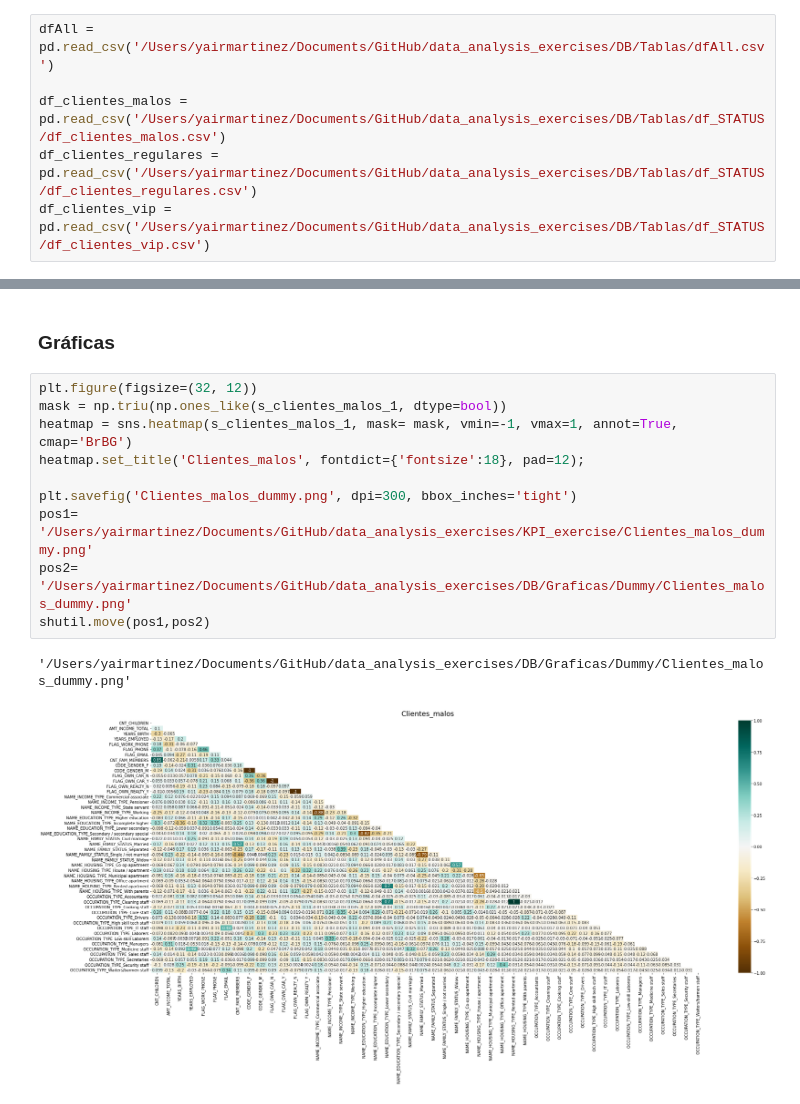
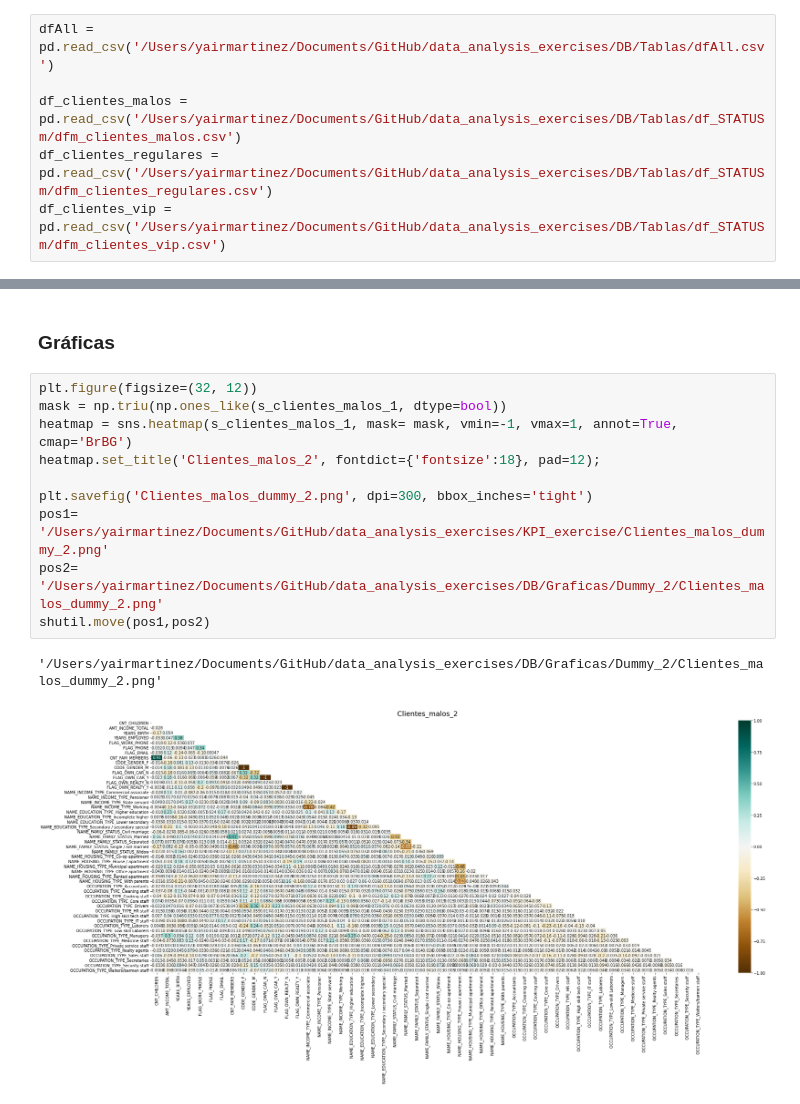
Before and after one commit to lymc33/Data_analysis_exercises, a Jupyter notebook: KPI_exercise/10_client_corr_dummy_2.ipynb, the cells around one changed output, grey strips where cells are left out. Drawn from its saved outputs; the diff is of its cells as text.

```diff
--- a/KPI_exercise/10_client_corr_dummy_2.ipynb
+++ b/KPI_exercise/10_client_corr_dummy_2.ipynb
@@ -11,9 +11,9 @@ import matplotlib.pyplot as plt
 # %%
 dfAll = pd.read_csv('/Users/yairmartinez/Documents/GitHub/data_analysis_exercises/DB/Tablas/dfAll.csv')
 
-df_clientes_malos = pd.read_csv('/Users/yairmartinez/Documents/GitHub/data_analysis_exercises/DB/Tablas/df_STATUS/df_clientes_malos.csv')
-df_clientes_regulares = pd.read_csv('/Users/yairmartinez/Documents/GitHub/data_analysis_exercises/DB/Tablas/df_STATUS/df_clientes_regulares.csv')
-df_clientes_vip = pd.read_csv('/Users/yairmartinez/Documents/GitHub/data_analysis_exercises/DB/Tablas/df_STATUS/df_clientes_vip.csv')
+df_clientes_malos = pd.read_csv('/Users/yairmartinez/Documents/GitHub/data_analysis_exercises/DB/Tablas/df_STATUSm/dfm_clientes_malos.csv')
+df_clientes_regulares = pd.read_csv('/Users/yairmartinez/Documents/GitHub/data_analysis_exercises/DB/Tablas/df_STATUSm/dfm_clientes_regulares.csv')
+df_clientes_vip = pd.read_csv('/Users/yairmartinez/Documents/GitHub/data_analysis_exercises/DB/Tablas/df_STATUSm/dfm_clientes_vip.csv')
 # %% [markdown]
 ### Limpieza datos y variables dummy
 # %%
@@ -145,16 +145,16 @@ s_clientes_malos_1
 # %%
 plt.figure(figsize=(32, 12))
 mask = np.triu(np.ones_like(s_clientes_malos_1, dtype=bool))
 heatmap = sns.heatmap(s_clientes_malos_1, mask= mask, vmin=-1, vmax=1, annot=True, cmap='BrBG')
-heatmap.set_title('Clientes_malos', fontdict={'fontsize':18}, pad=12);
+heatmap.set_title('Clientes_malos_2', fontdict={'fontsize':18}, pad=12);
 
-plt.savefig('Clientes_malos_dummy.png', dpi=300, bbox_inches='tight')
-pos1= '/Users/yairmartinez/Documents/GitHub/data_analysis_exercises/KPI_exercise/Clientes_malos_dummy.png'
-pos2= '/Users/yairmartinez/Documents/GitHub/data_analysis_exercises/DB/Graficas/Dummy/Clientes_malos_dummy.png'
+plt.savefig('Clientes_malos_dummy_2.png', dpi=300, bbox_inches='tight')
+pos1= '/Users/yairmartinez/Documents/GitHub/data_analysis_exercises/KPI_exercise/Clientes_malos_dummy_2.png'
+pos2= '/Users/yairmartinez/Documents/GitHub/data_analysis_exercises/DB/Graficas/Dummy_2/Clientes_malos_dummy_2.png'
 shutil.move(pos1,pos2)
 # %% [output]
-'/Users/yairmartinez/Documents/GitHub/data_analysis_exercises/DB/Graficas/Dummy/Clientes_malos_dummy.png'
+'/Users/yairmartinez/Documents/GitHub/data_analysis_exercises/DB/Graficas/Dummy_2/Clientes_malos_dummy_2.png'
-[figure, old version]
+[figure, new version]
 # %%
 plt.figure(figsize= (32, 12))
 mask = np.triu(np.ones_like(s_clientes_vip_1, dtype=bool))
```
Also changed, not shown: parts of 6 cells of this notebook.
